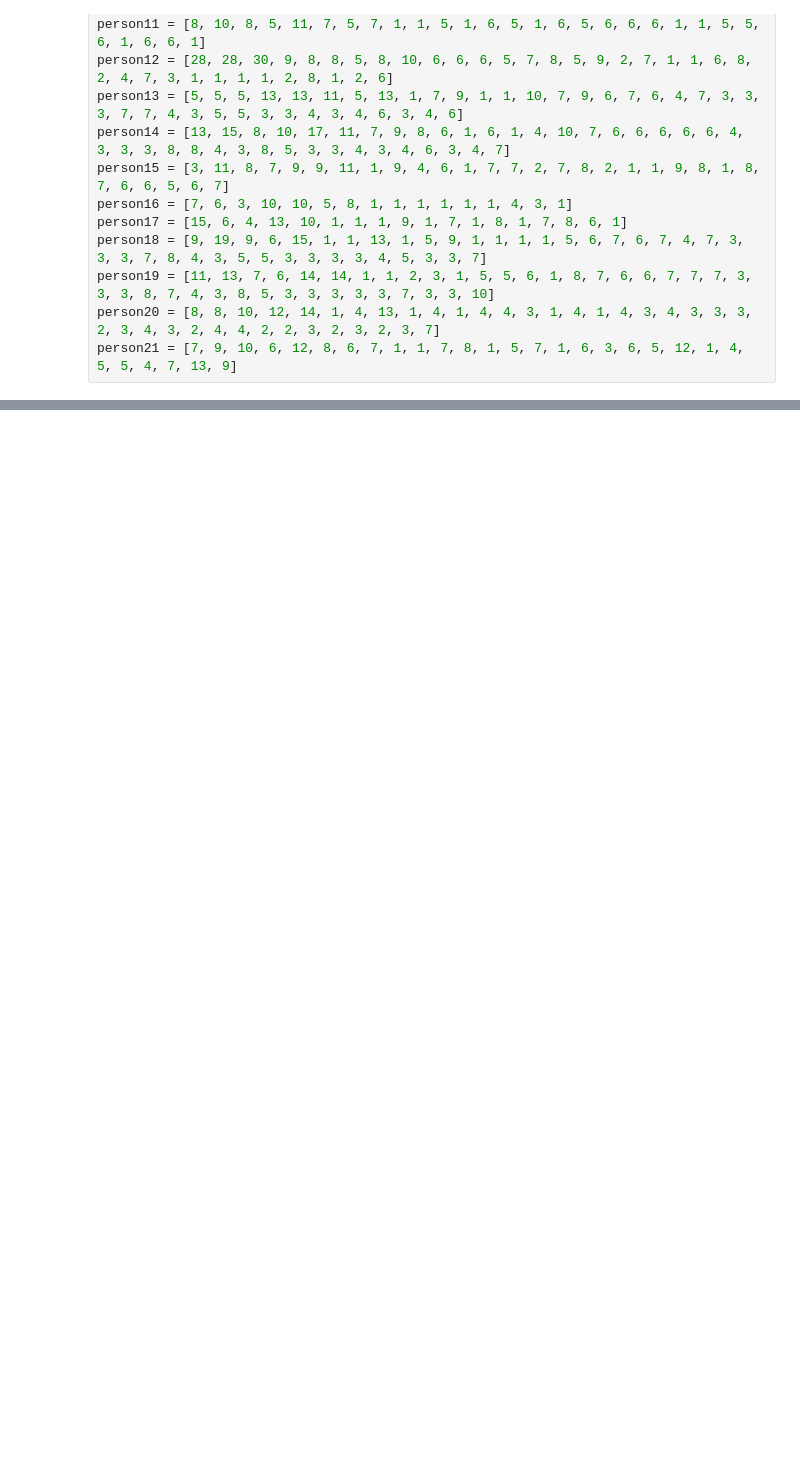
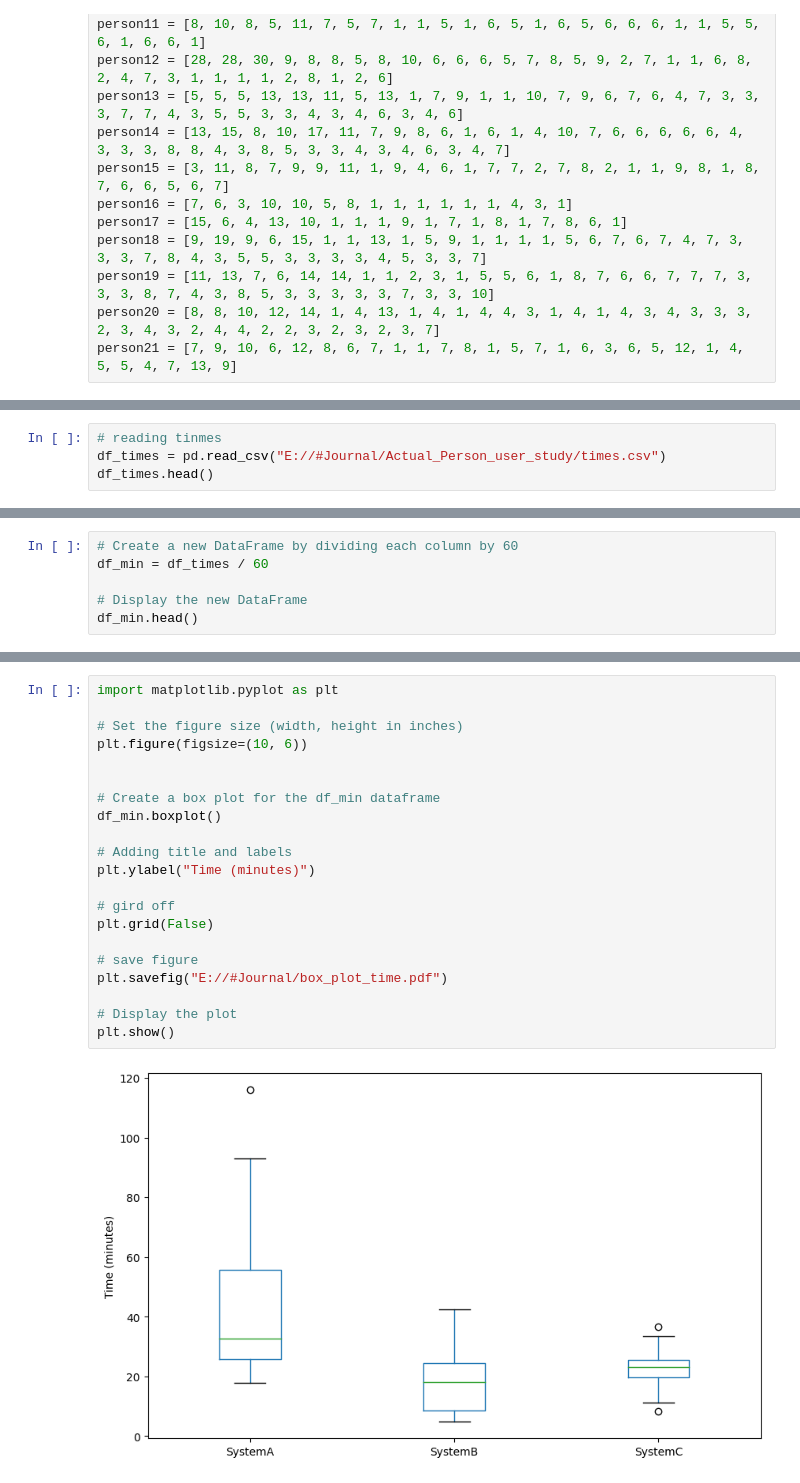
Before and after one commit to hoashalarajh/task_oriented_conversation_system, a Jupyter notebook: recording word counts.ipynb, the cells around one changed output, grey strips where cells are left out. Cells and saved outputs as stored; diff of their text form; blank space fills up the shorter version.

```diff
--- a/recording word counts.ipynb
+++ b/recording word counts.ipynb
@@ -314,0 +359,4 @@ plt.show()
+# %%
+# reading tinmes
+df_times = pd.read_csv("E://#Journal/Actual_Person_user_study/times.csv")
+df_times.head()
@@ -314,0 +370,6 @@ plt.show()
+# %%
+# Create a new DataFrame by dividing each column by 60
+df_min = df_times / 60
+
+# Display the new DataFrame
+df_min.head()
@@ -314,0 +383,23 @@ plt.show()
+# %%
+import matplotlib.pyplot as plt
+
+# Set the figure size (width, height in inches)
+plt.figure(figsize=(10, 6))
+
+
+# Create a box plot for the df_min dataframe
+df_min.boxplot()
+
+# Adding title and labels
+plt.ylabel("Time (minutes)")
+
+# gird off
+plt.grid(False)
+
+# save figure
+plt.savefig("E://#Journal/box_plot_time.pdf")
+
+# Display the plot
+plt.show()
+# %% [output]
+[figure, added]
```
Also changed, not shown: parts of 24 cells of this notebook.
